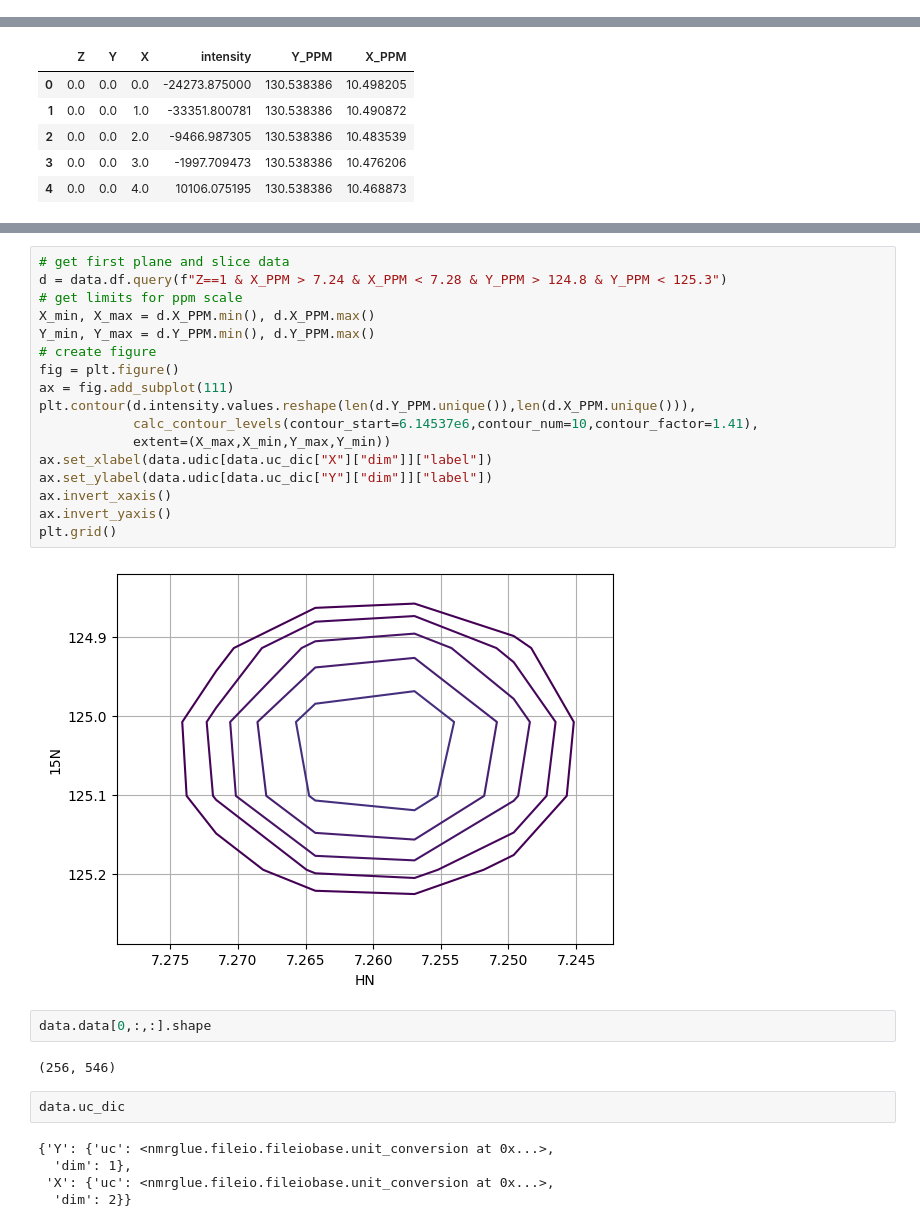
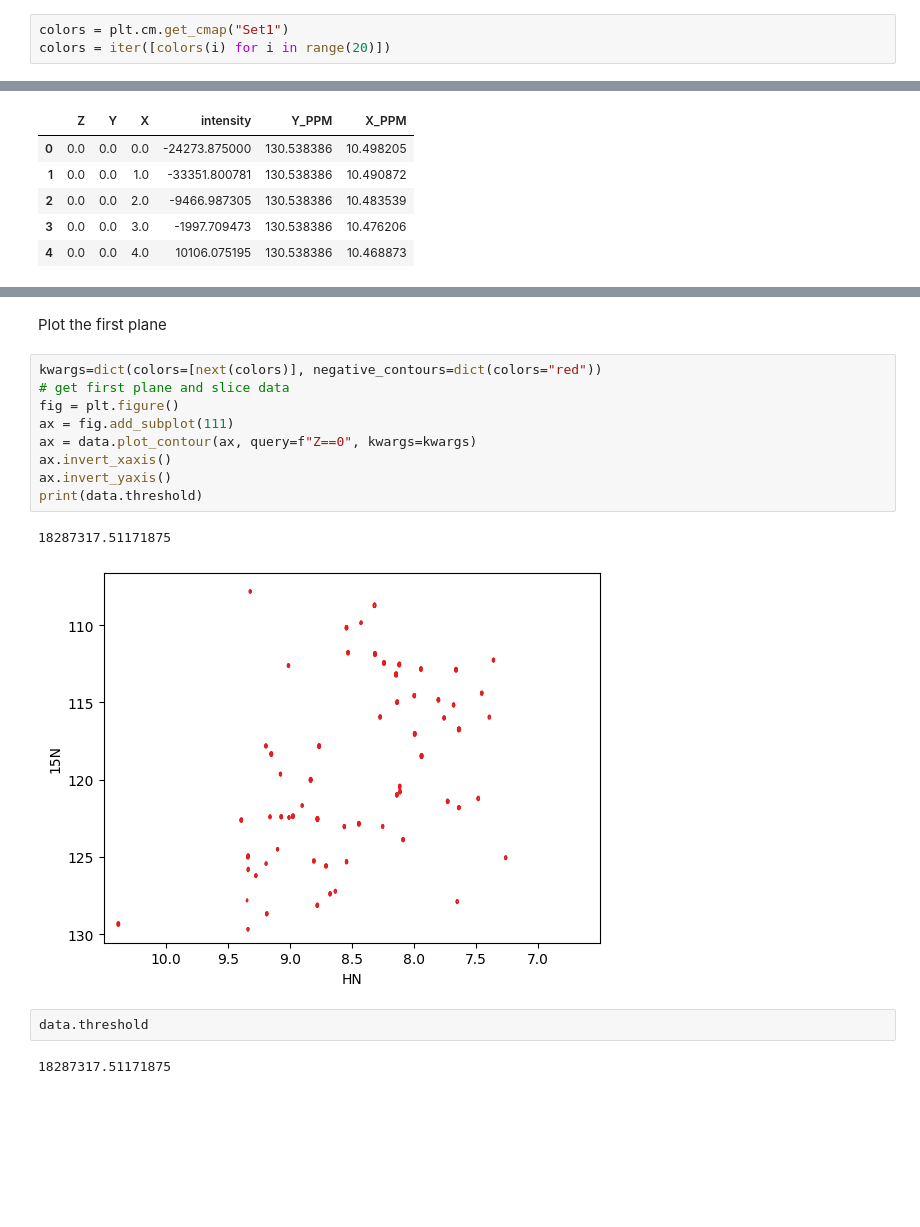
Before and after one commit to j-brady/nmr-for-pandas, a Jupyter notebook: Examples.ipynb, the cells around one changed output, grey strips where cells are left out. Drawn from its saved outputs; the diff is of its cells as text; blank space fills up the shorter version.

Commit message:
added plotting method to nmrData dataclass

```diff
--- a/Examples.ipynb
+++ b/Examples.ipynb
@@ -13,0 +9,3 @@ def calc_threshold(intensities: pd.Series, nstd: float=5) -> float:
+# %%
+colors = plt.cm.get_cmap("Set1")
+colors = iter([colors(i) for i in range(20)])
@@ -51,30 +35,18 @@ ax.invert_yaxis()
-# %%
-# get first plane and slice data
-d = data.df.query(f"Z==1 & X_PPM > 7.24 & X_PPM < 7.28 & Y_PPM > 124.8 & Y_PPM < 125.3")
-# get limits for ppm scale
-X_min, X_max = d.X_PPM.min(), d.X_PPM.max()
-Y_min, Y_max = d.Y_PPM.min(), d.Y_PPM.max()
-# create figure
-fig = plt.figure()
-ax = fig.add_subplot(111)
-plt.contour(d.intensity.values.reshape(len(d.Y_PPM.unique()),len(d.X_PPM.unique())),
-            calc_contour_levels(contour_start=6.14537e6,contour_num=10,contour_factor=1.41),
-            extent=(X_max,X_min,Y_max,Y_min))
-ax.set_xlabel(data.udic[data.uc_dic["X"]["dim"]]["label"])
-ax.set_ylabel(data.udic[data.uc_dic["Y"]["dim"]]["label"])
-ax.invert_xaxis()
-ax.invert_yaxis()
-plt.grid()
-# %% [output]
-[figure, removed]
-# %%
-data.data[0,:,:].shape
-# %% [output]
-(256, 546)
+# %% [markdown]
+Plot the first plane
+# %%
+kwargs=dict(colors=[next(colors)], negative_contours=dict(colors="red"))
+# get first plane and slice data
+fig = plt.figure()
+ax = fig.add_subplot(111)
+ax = data.plot_contour(ax, query=f"Z==0", kwargs=kwargs)
+ax.invert_xaxis()
+ax.invert_yaxis()
+print(data.threshold)
+# %% [output]
+18287317.51171875
+[figure, added]
 # %%
-data.uc_dic
+data.threshold
 # %% [output]
-{'Y': {'uc': <nmrglue.fileio.fileiobase.unit_conversion at 0x...>,
-  'dim': 1},
- 'X': {'uc': <nmrglue.fileio.fileiobase.unit_conversion at 0x...>,
-  'dim': 2}}
+18287317.51171875
```
Also changed, not shown: parts of 9 cells of this notebook, 5 other files.
